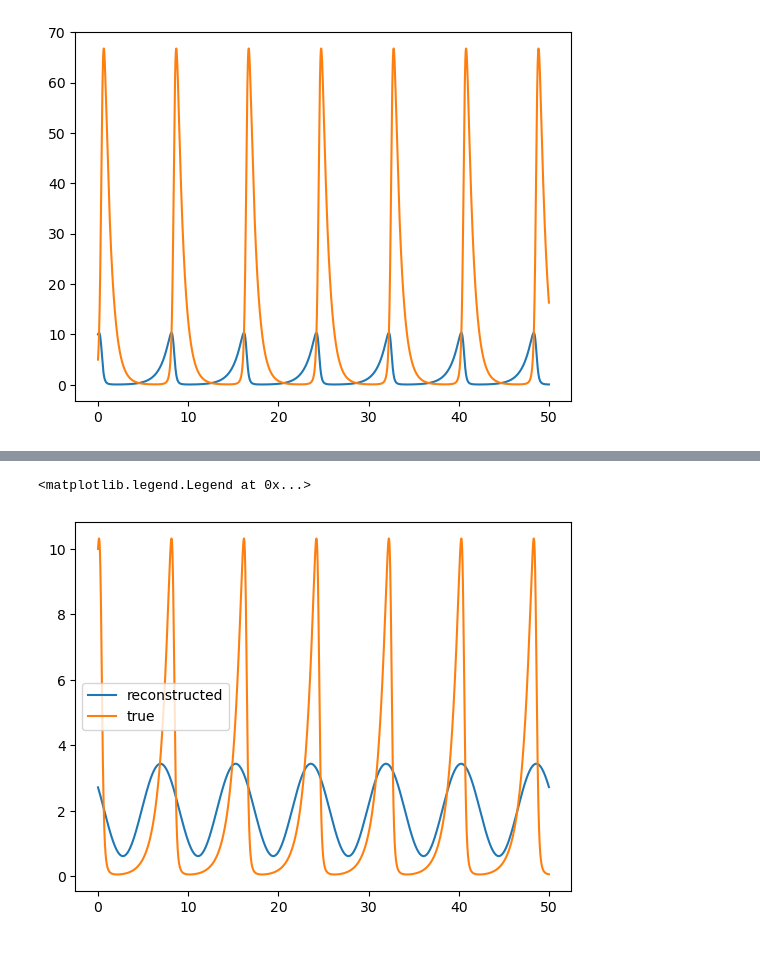
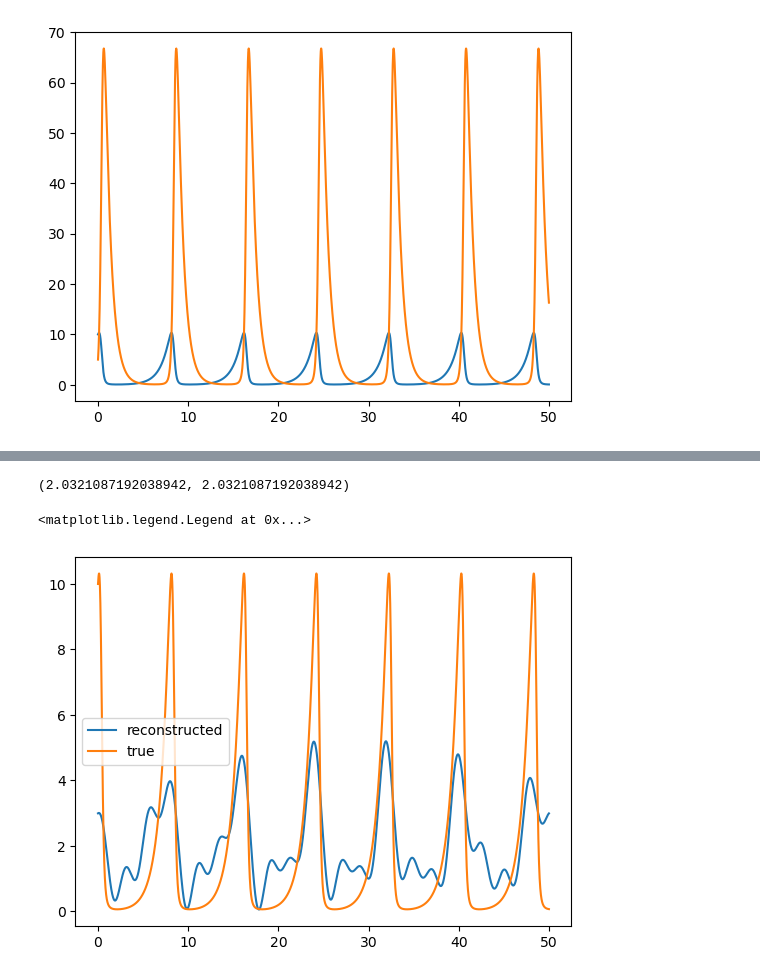
Before and after one commit to etrilling/MS-project, a Jupyter notebook: tests_fourier.ipynb, the cells around one changed output, grey strips where cells are left out. Saved outputs shown, nothing was run; the diff lists cells and outputs as text; code cells hidden in the pictures.

```diff
--- a/tests_fourier.ipynb
+++ b/tests_fourier.ipynb
@@ -41,0 +28,10 @@ plt.plot(np.abs(fft)[:100], '.-')
+# %%
+yf = np.fft.fft(x_train[0])
+
+N = len(yf)
+f = 1/dt
+xf = np.linspace(0.0, f, N)
+
+plt.plot(xf[:50], 1.0/N * np.abs(yf)[:50], '.-')
+plt.xlabel('Frequency')
+plt.ylabel('Amplitude')
@@ -41,0 +41,4 @@ plt.plot(np.abs(fft)[:100], '.-')
+# %%
+np.mean(x_train[0]), 1/N * np.abs(yf[0])
+# %% [output]
+(2.0321087192038942, 2.0321087192038942)
@@ -42,22 +55,18 @@ plt.plot(np.abs(fft)[:100], '.-')
 # %%
-# sig = np.zeros_like(fft)
-# for i in range(2):
-    # sig += 1/len(fft)*np.abs(fft[i])*np.cos(2*np.pi*i*t_eval + np.angle(fft[i]))
-
-fft_trunc = np.zeros_like(fft, dtype=complex)
+fft_trunc = np.zeros_like(yf, dtype=complex)
 
 # n = 6
-# fft_trunc[:n + 1] = fft[:n + 1]
+# fft_trunc[:n + 1] = yf[:n + 1]
 
-idx = np.array([0, 6])
-fft_trunc[idx] = fft[idx]
+idx = np.array([0, 6, 12, 13, 19])
+fft_trunc[idx] = yf[idx]
 
 
 sig_trunc = np.fft.ifft(fft_trunc)
 
 plt.plot(t_eval, sig_trunc, label='reconstructed')
 plt.plot(t_eval, x_train[0], label='true')
 plt.legend()
 # %% [output]
 <matplotlib.legend.Legend at 0x...>
-[figure, old version]
+[figure, new version]
```
Also changed, not shown: parts of 5 cells of this notebook, 9 other files.
